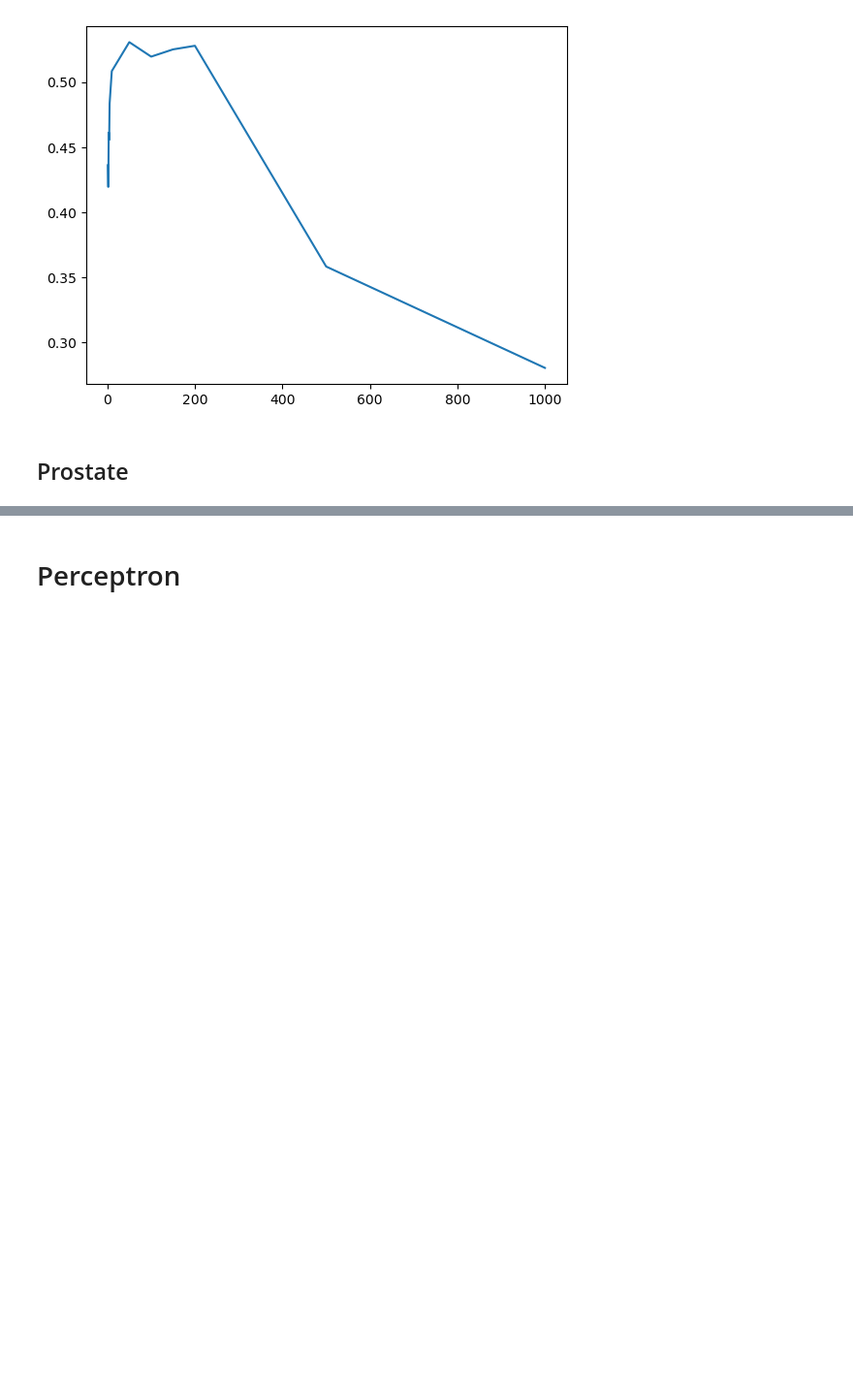
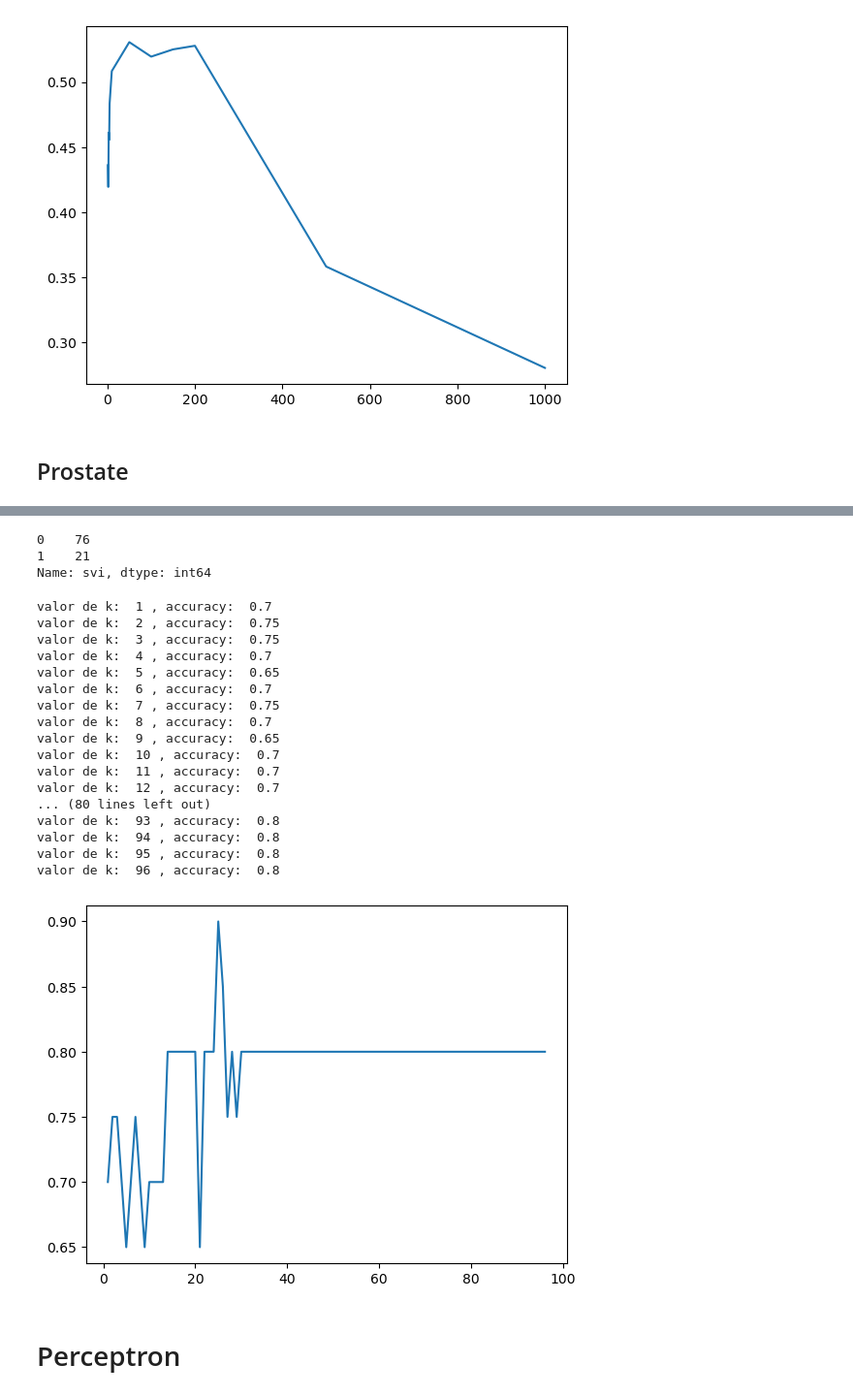
Before and after one commit to afrincon2/Data_Scientist, a Jupyter notebook: KNN/KNNandPerceptronEx.ipynb, the cells around one changed output, grey strips where cells are left out. Shown at 97% size. Cells and saved outputs as stored; diff of their text form; code cells hidden in the pictures; blank space fills up the shorter version.

```diff
--- a/KNN/KNNandPerceptronEx.ipynb
+++ b/KNN/KNNandPerceptronEx.ipynb
@@ -202,5 +217,67 @@ prostate_data = pd.read_csv('prostate.csv')
+# %%
+prostate_data["svi"].value_counts()
+# %% [output]
+0    76
+1    21
+Name: svi, dtype: int64
 # %%
 #Divide the data set, and apply the K-NN. Test the accuracy, the training error, and the test error.
+Prostate_train, Prostate_test = train_test_split(prostate_data,test_size=0.20, random_state=42)
+# %%
+def predict(Xtrain,train_labels,test_point,k):
+    X_train=Xtrain.copy()
+    for i in range(X_train.shape[1]):
+        X_train[:,i]=X_train[:,i].astype(float)-test_point[i]
+    distances = np.linalg.norm(X_train, axis=1)
+    nearest_neighbors = np.argsort(distances)[:k]
+    nearest_neighbors=nearest_neighbors.astype(int)
+    closets_neigh=train_labels[nearest_neighbors]
+    return st.mode(closets_neigh)[0][0]
+# %%
+X_train_label=Prostate_train["svi"]
+X_train=Prostate_train.drop(columns=["svi"])
+X_test_label=Prostate_test["svi"]
+X_test=Prostate_test.drop(columns=["svi"])
+# %%
+def test(k):
+    success = 0
+    examples = X_test.values
+    for e in range(len(examples)):
+        z = predict(X_train.values,X_train_label.values,X_test.values[e],k)
+        if z == X_test_label.values[e]:
+            success += 1
+    return float(success) / len(examples)
+
+valor_k=np.arange(1,97,1)
+yaccuracy_k=[]
+for k in valor_k:
+    accuracy_k=test(k)
+    yaccuracy_k.append(accuracy_k)
+# %%
+
+for i in range(len(valor_k)):
+    print("valor de k: ", valor_k[i], ", accuracy: ", yaccuracy_k[i])
+plt.plot(valor_k,yaccuracy_k)
+plt.show()
+# %% [output]
+valor de k:  1 , accuracy:  0.7
+valor de k:  2 , accuracy:  0.75
+valor de k:  3 , accuracy:  0.75
+valor de k:  4 , accuracy:  0.7
+valor de k:  5 , accuracy:  0.65
+valor de k:  6 , accuracy:  0.7
+valor de k:  7 , accuracy:  0.75
+valor de k:  8 , accuracy:  0.7
+valor de k:  9 , accuracy:  0.65
+valor de k:  10 , accuracy:  0.7
+valor de k:  11 , accuracy:  0.7
+valor de k:  12 , accuracy:  0.7
+... (80 lines left out)
+valor de k:  93 , accuracy:  0.8
+valor de k:  94 , accuracy:  0.8
+valor de k:  95 , accuracy:  0.8
+valor de k:  96 , accuracy:  0.8
+[figure, added]
 # %% [markdown]
 # Perceptron
 # %%
```
Also changed, not shown: parts of 2 cells of this notebook.
